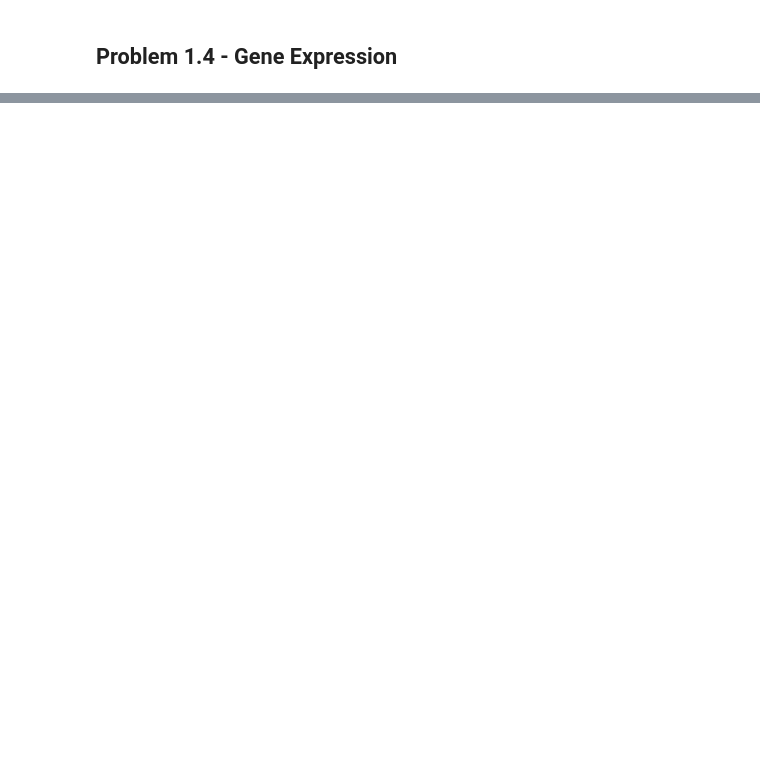
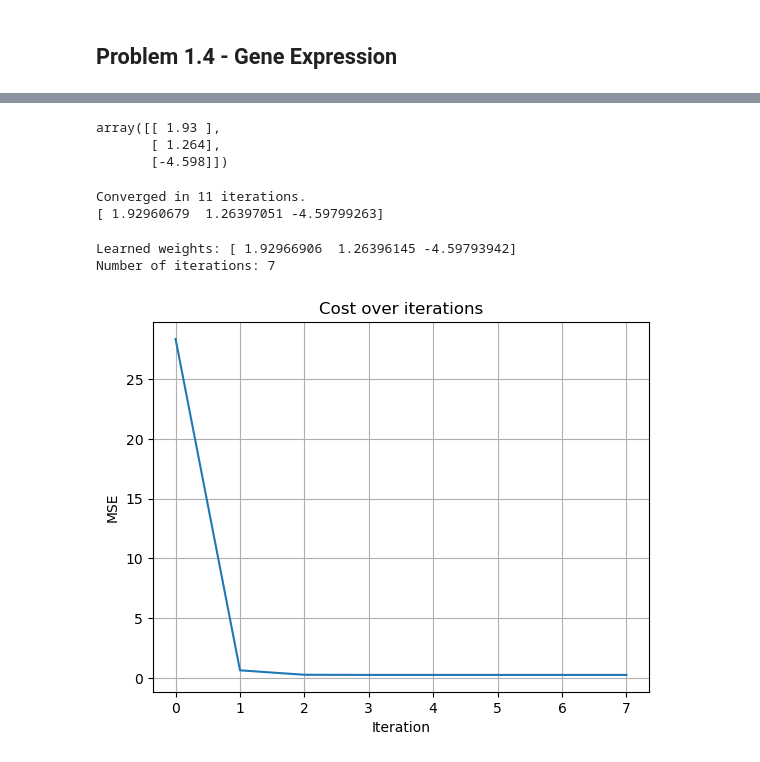
Before and after one commit to eeshansrivastava89/datascience, a Jupyter notebook: mit_stats/course3 - modeling/analysis1/analysis1.ipynb, the cells around one changed output, grey strips where cells are left out. Drawn from its saved outputs; the diff is of its cells as text; code cells hidden in the pictures; blank space fills up the shorter version.

```diff
--- a/mit_stats/course3 - modeling/analysis1/analysis1.ipynb
+++ b/mit_stats/course3 - modeling/analysis1/analysis1.ipynb
@@ -95,0 +343,8 @@ with zipfile.ZipFile("release_statsreview_release1.zip") as zip_file:
+# %%
+df_syn_X = pd.read_csv('syn_X.csv', header=None)
+df_syn_Y = pd.read_csv('syn_Y.csv', header=None)
+# %%
+def add_intercept(X):
+  return np.concatenate((np.ones_like(X[:,:1]), X), axis=1)
+
+df_syn_X = pd.concat([pd.Series(1, index=df_syn_X.index, name='Intercept'), df_syn_X], axis=1)
@@ -95,0 +383,14 @@ with zipfile.ZipFile("release_statsreview_release1.zip") as zip_file:
+# %%
+# OLS estimator using matrix inversion
+# (Xt @ X)^-1 @ Xt @ y
+
+X = df_syn_X.to_numpy()
+y = df_syn_Y.to_numpy()
+
+beta = np.linalg.inv(X.T @ X) @ X.T @ y
+
+display(np.round(beta,3))
+# %% [output]
+array([[ 1.93 ],
+       [ 1.264],
+       [-4.598]])
@@ -95,0 +438,10 @@ with zipfile.ZipFile("release_statsreview_release1.zip") as zip_file:
+# %%
+X = df_syn_X.to_numpy()
+y = df_syn_Y.to_numpy()
+
+beta = gradient_descent(X=X, y=y, step_size=0.43)
+
+print(beta)
+# %% [output]
+Converged in 11 iterations.
+[ 1.92960679  1.26397051 -4.59799263]
@@ -95,0 +510,20 @@ with zipfile.ZipFile("release_statsreview_release1.zip") as zip_file:
+# %%
+
+# Run gradient descent
+w, costs, num_iters = gradient_descent(X, y, step_size=0.43, precision=1e-6)
+
+print("Learned weights:", w)
+print("Number of iterations:", num_iters)
+
+# Plot cost over iterations
+import matplotlib.pyplot as plt
+plt.plot(costs)
+plt.title("Cost over iterations")
+plt.xlabel("Iteration")
+plt.ylabel("MSE")
+plt.grid(True)
+plt.show()
+# %% [output]
+Learned weights: [ 1.92966906  1.26396145 -4.59793942]
+Number of iterations: 7
+[figure, added]
```
Also changed, not shown: parts of 27 cells of this notebook, 2 other files.
